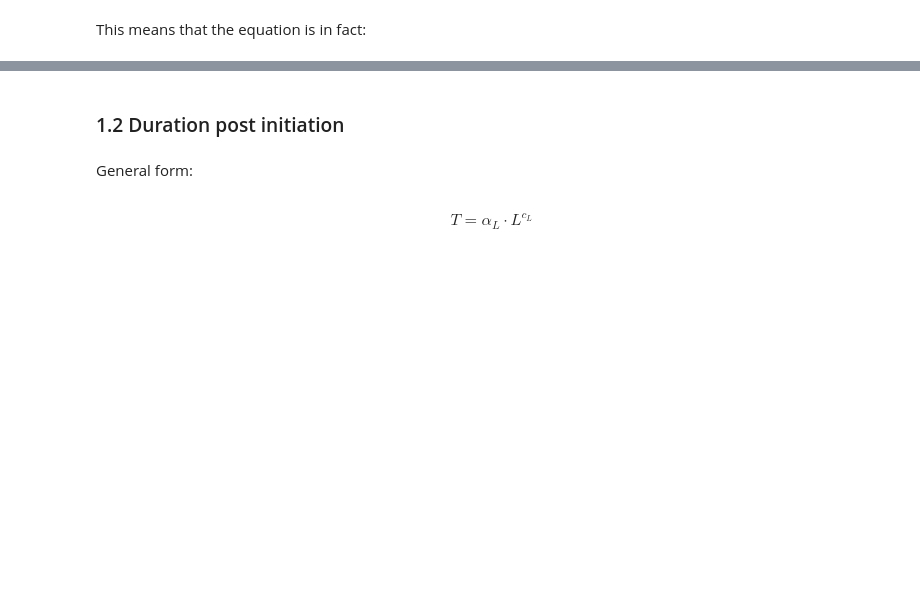
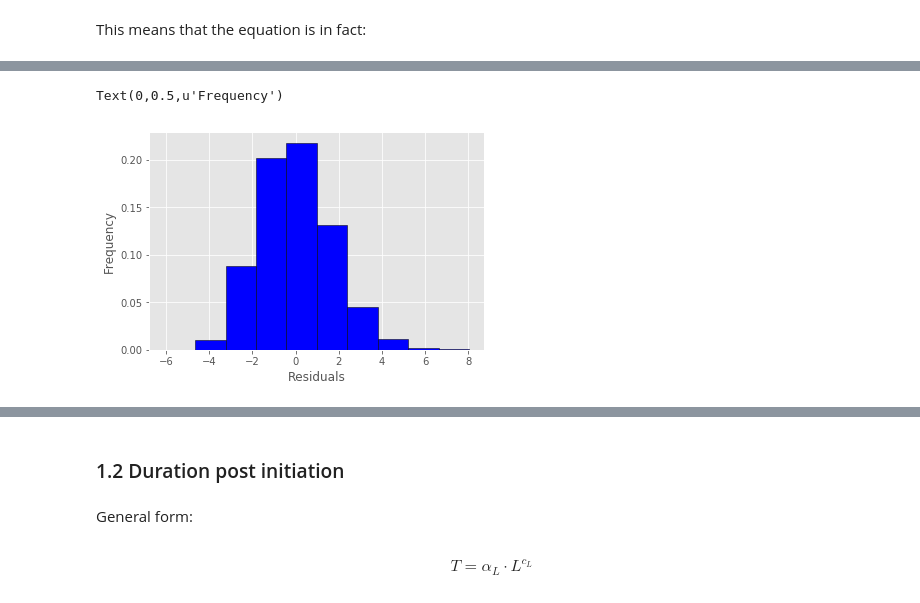
Before and after one commit to gittenberg/TRSL, a Jupyter notebook: workbooks/analyses/10 Modelling protein synthesis rates.ipynb, the cells around one changed output, grey strips where cells are left out. Saved outputs shown, nothing was run; the diff lists cells and outputs as text; code cells hidden in the pictures; blank space fills up the shorter version.

```diff
--- a/workbooks/analyses/10 Modelling protein synthesis rates.ipynb
+++ b/workbooks/analyses/10 Modelling protein synthesis rates.ipynb
@@ -199,0 +225,7 @@ $$v = 62.02 \cdot \mathrm{tAI} - 2.47$$
+# %%
+residuals.hist(normed=True, color="b", edgecolor='black')
+plt.xlabel("Residuals")
+plt.ylabel("Frequency")
+# %% [output]
+Text(0,0.5,u'Frequency')
+[figure, added]
```
Also changed, not shown: parts of 47 cells of this notebook.
